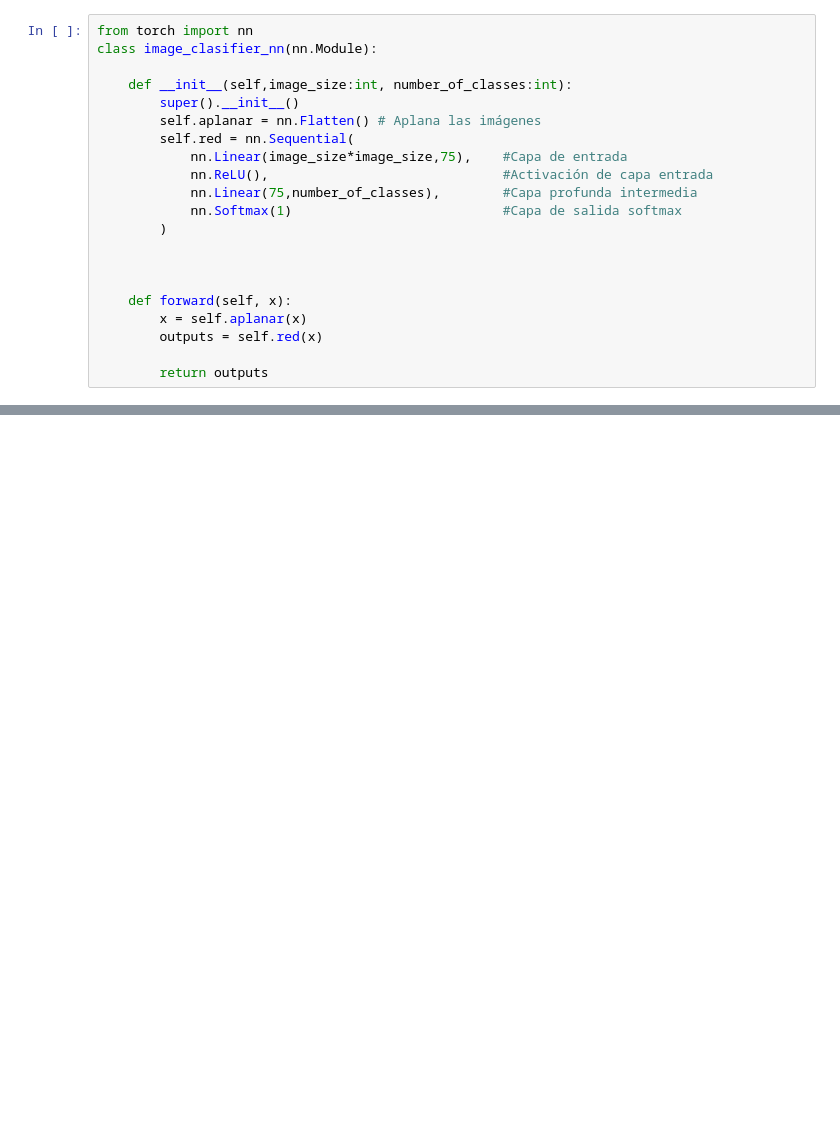
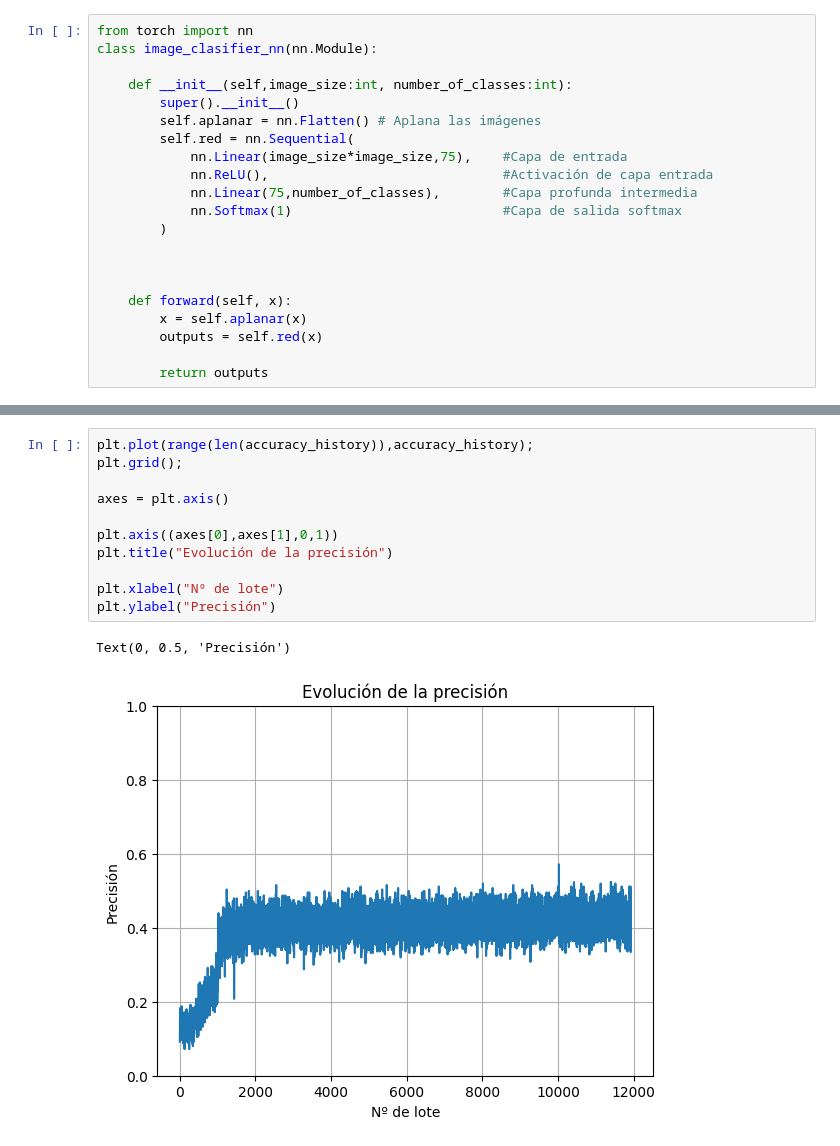
Before and after one commit to PudWin14/Generative_AI_TFM, a Jupyter notebook: Ejercicio_LNN_Letras/LNN_Letras.ipynb, the cells around one changed output, grey strips where cells are left out. Drawn from its saved outputs; the diff is of its cells as text; blank space fills up the shorter version.

```diff
--- a/Ejercicio_LNN_Letras/LNN_Letras.ipynb
+++ b/Ejercicio_LNN_Letras/LNN_Letras.ipynb
@@ -245,0 +289,14 @@ print("Finalizado entrenamiento del modelo!")
+# %%
+plt.plot(range(len(accuracy_history)),accuracy_history);
+plt.grid();
+
+axes = plt.axis()
+
+plt.axis((axes[0],axes[1],0,1))
+plt.title("Evolución de la precisión")
+
+plt.xlabel("Nº de lote")
+plt.ylabel("Precisión")
+# %% [output]
+Text(0, 0.5, 'Precisión')
+[figure, added]
```
Also changed, not shown: parts of 23 cells of this notebook, 1 other file.
